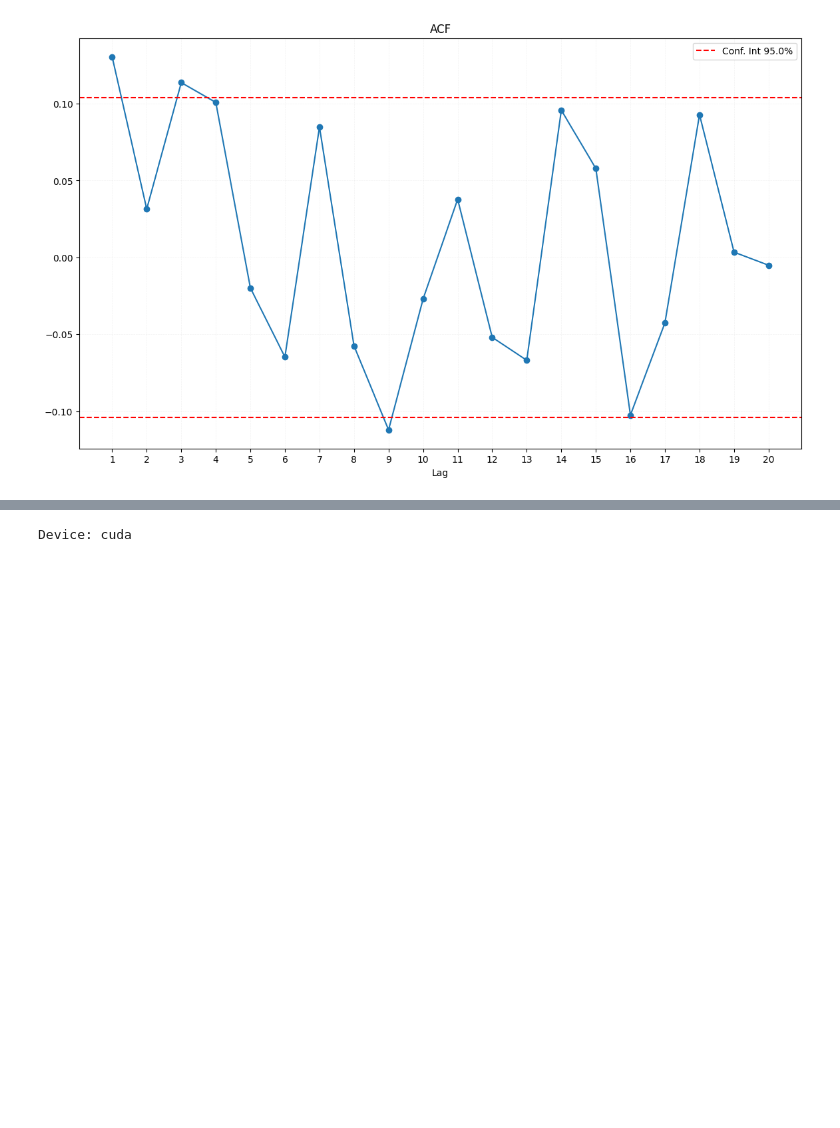
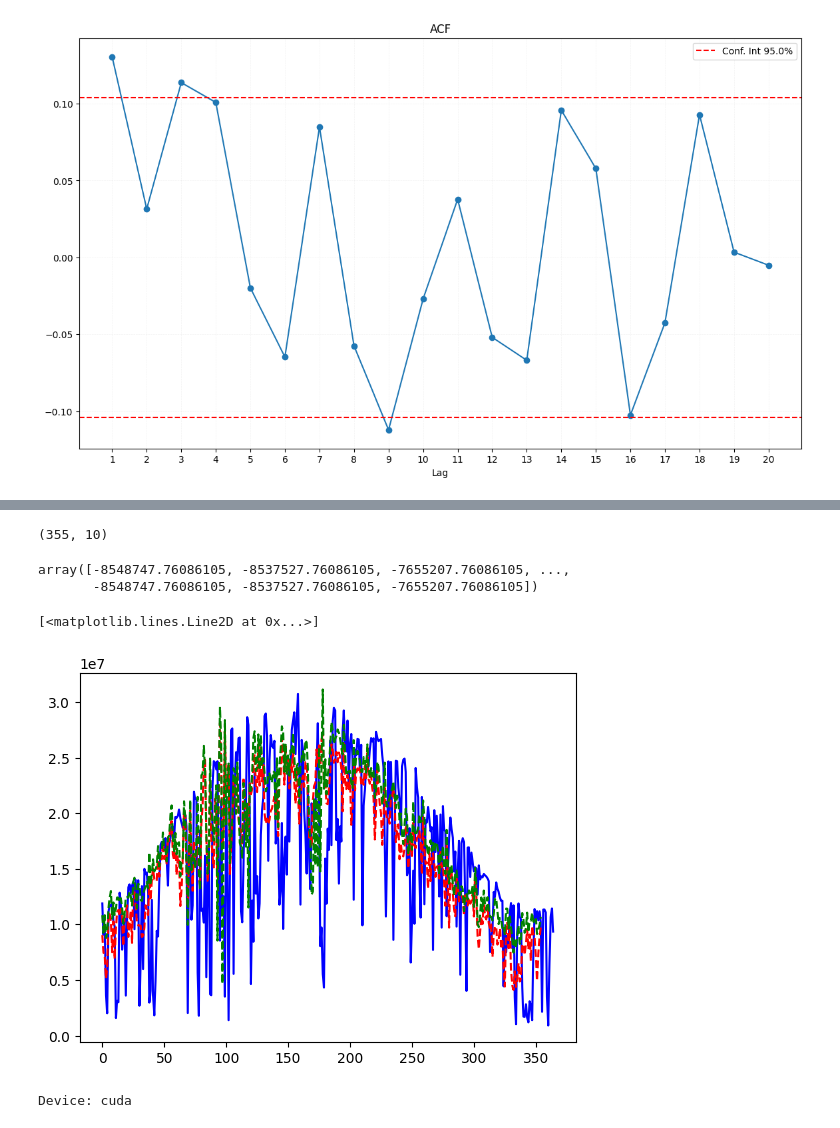
Before and after one commit to kounsolas/TimeSeriesProject, a Jupyter notebook: project.ipynb, the cells around one changed output, grey strips where cells are left out. Saved outputs shown, nothing was run; the diff lists cells and outputs as text; code cells hidden in the pictures; blank space fills up the shorter version.

```diff
--- a/project.ipynb
+++ b/project.ipynb
@@ -1024,0 +1031,10 @@ nrmse_svr: 1.02
+# %%
+X_test.shape
+# %% [output]
+(355, 10)
+# %%
+s_test.shape
+s
+# %% [output]
+array([-8548747.76086105, -8537527.76086105, -7655207.76086105, ...,
+       -8548747.76086105, -8537527.76086105, -7655207.76086105])
@@ -1025,3 +1044,10 @@ nrmse_svr: 1.02
+# %%
+plt.plot(A_test, label='Original Test Data', color='blue')
+plt.plot(y_pred+s_test[10:], label='MLP Prediction', color='red', linestyle='--')
+plt.plot(y_pred_svr+s_test[10:], label='SVR Prediction', color='green', linestyle='--')
+# %% [output]
+[<matplotlib.lines.Line2D at 0x...>]
+[figure, added]
 # %%
 
 
```
Also changed, not shown: parts of 4 cells of this notebook.
